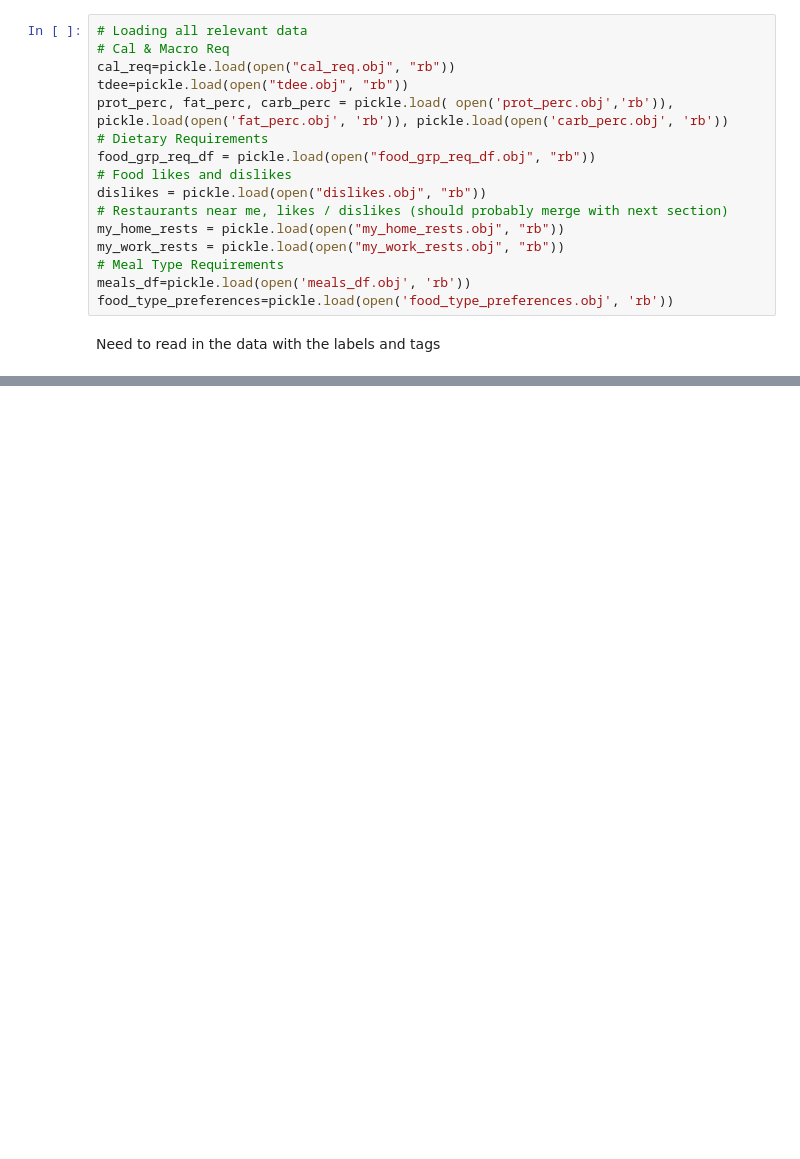
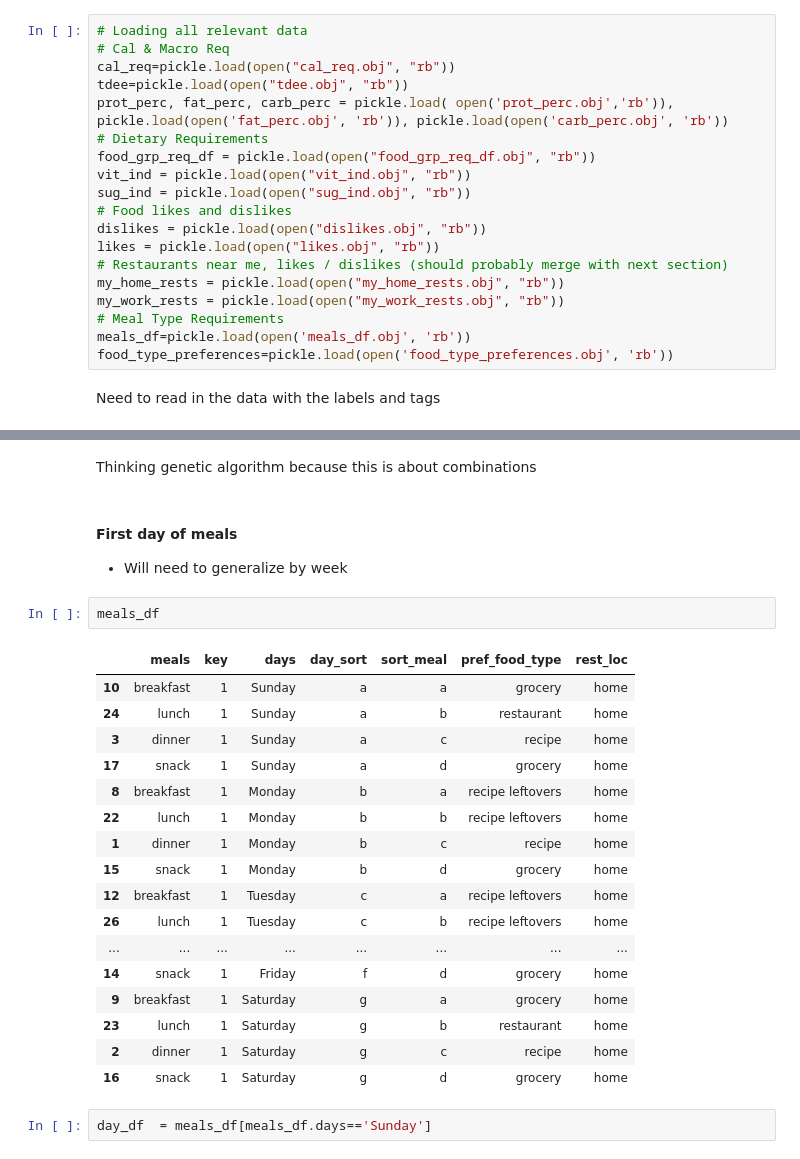
Before and after one commit to jamesdvance/meal_maker, a Jupyter notebook: desktop-meal-maker/Desktop-Meal-Maker-Master.ipynb, the cells around one changed output, grey strips where cells are left out. Drawn from its saved outputs; the diff is of its cells as text; blank space fills up the shorter version.

```diff
--- a/desktop-meal-maker/Desktop-Meal-Maker-Master.ipynb
+++ b/desktop-meal-maker/Desktop-Meal-Maker-Master.ipynb
@@ -386,8 +445,11 @@ tdee=pickle.load(open("tdee.obj", "rb"))
 prot_perc, fat_perc, carb_perc = pickle.load( open('prot_perc.obj','rb')), pickle.load(open('fat_perc.obj', 'rb')), pickle.load(open('carb_perc.obj', 'rb'))
 # Dietary Requirements
 food_grp_req_df = pickle.load(open("food_grp_req_df.obj", "rb"))
+vit_ind = pickle.load(open("vit_ind.obj", "rb"))
+sug_ind = pickle.load(open("sug_ind.obj", "rb"))
 # Food likes and dislikes
 dislikes = pickle.load(open("dislikes.obj", "rb"))
+likes = pickle.load(open("likes.obj", "rb"))
 # Restaurants near me, likes / dislikes (should probably merge with next section)
 my_home_rests = pickle.load(open("my_home_rests.obj", "rb"))
 my_work_rests = pickle.load(open("my_work_rests.obj", "rb"))
@@ -403,0 +554,27 @@ df = pd.read_csv('C:/Users/J/Desktop/Businesses/Meal_Maker/Scraped_Data/combined
+# %% [markdown]
+Thinking genetic algorithm because this is about combinations
+# %% [markdown]
+#### First day of meals
+* Will need to generalize by week
+# %%
+meals_df
+# %% [output]
+|  | meals | key | days | day_sort | sort_meal | pref_food_type | rest_loc |
+| 10 | breakfast | 1 | Sunday | a | a | grocery | home |
+| 24 | lunch | 1 | Sunday | a | b | restaurant | home |
+| 3 | dinner | 1 | Sunday | a | c | recipe | home |
+| 17 | snack | 1 | Sunday | a | d | grocery | home |
+| 8 | breakfast | 1 | Monday | b | a | recipe leftovers | home |
+| 22 | lunch | 1 | Monday | b | b | recipe leftovers | home |
+| 1 | dinner | 1 | Monday | b | c | recipe | home |
+| 15 | snack | 1 | Monday | b | d | grocery | home |
+| 12 | breakfast | 1 | Tuesday | c | a | recipe leftovers | home |
+| 26 | lunch | 1 | Tuesday | c | b | recipe leftovers | home |
+| ... | ... | ... | ... | ... | ... | ... | ... |
+| 14 | snack | 1 | Friday | f | d | grocery | home |
+| 9 | breakfast | 1 | Saturday | g | a | grocery | home |
+| 23 | lunch | 1 | Saturday | g | b | restaurant | home |
+| 2 | dinner | 1 | Saturday | g | c | recipe | home |
+| 16 | snack | 1 | Saturday | g | d | grocery | home |
+# %%
+day_df  = meals_df[meals_df.days=='Sunday']
```
Also changed, not shown: parts of 74 cells of this notebook, 2 other files.
